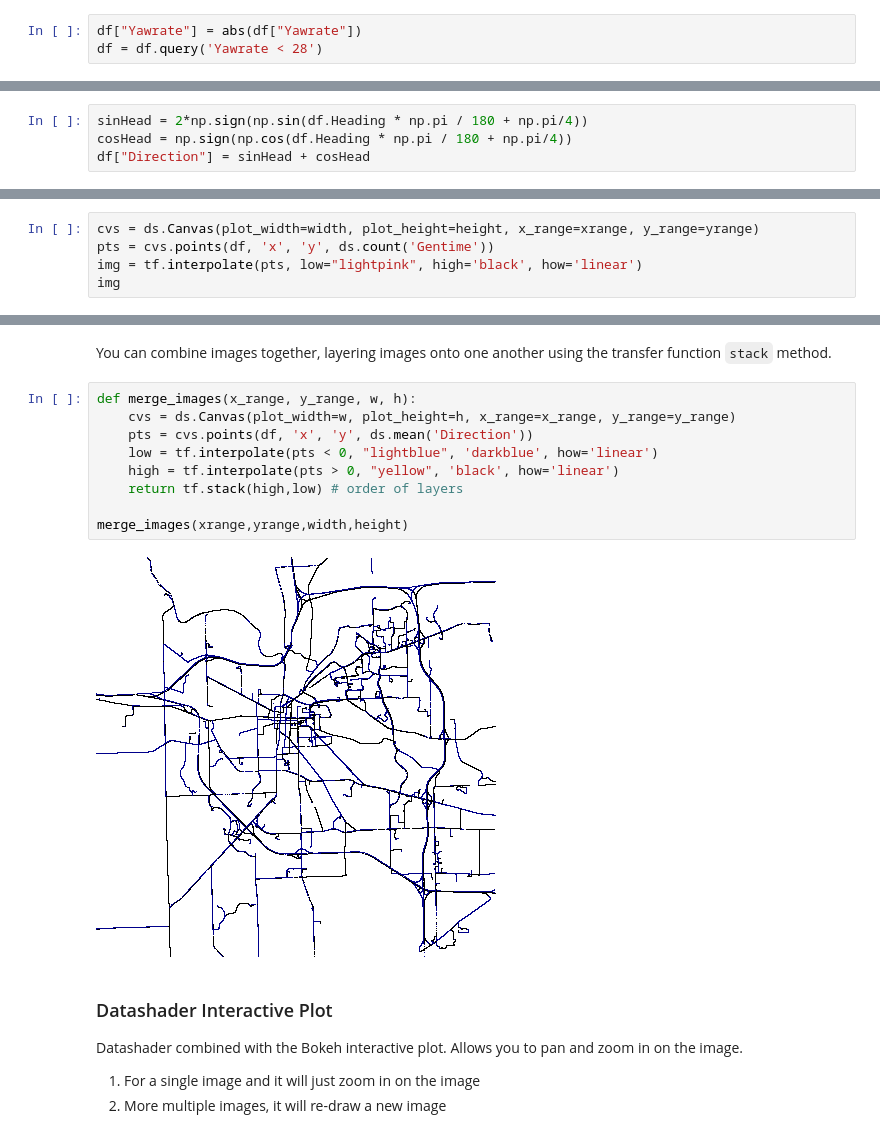
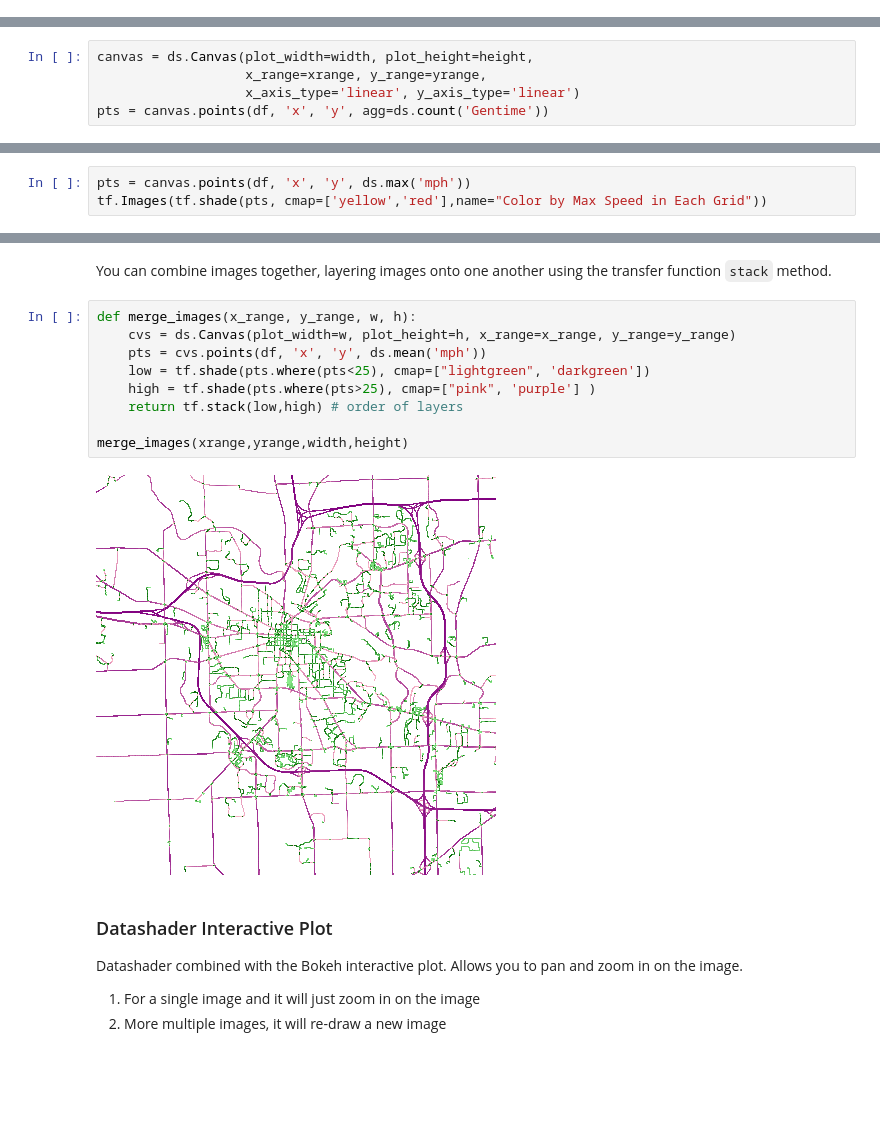
Before and after one commit to caocscar/workshops, a Jupyter notebook: datashader/datashader.ipynb, the cells around one changed output, grey strips where cells are left out. Drawn from its saved outputs; the diff is of its cells as text; blank space fills up the shorter version.

```diff
--- a/datashader/datashader.ipynb
+++ b/datashader/datashader.ipynb
@@ -85,3 +83,0 @@ Discard data containing rates above 28 deg/s.
-# %%
-df["Yawrate"] = abs(df["Yawrate"])
-df = df.query('Yawrate < 28')
@@ -90,4 +83,0 @@ Bin _Heading_ data into one of the 4 directions using trignometric and sign tran
-# %%
-sinHead = 2*np.sign(np.sin(df.Heading * np.pi / 180 + np.pi/4))
-cosHead = np.sign(np.cos(df.Heading * np.pi / 180 + np.pi/4))
-df["Direction"] = sinHead + cosHead
@@ -139,7 +144,7 @@ Create a canvas representing the space for binning data records.
 **Transformation Step**: Converts the 2D DataArray (pts) to an image interpolating between the low and high color linearly.
 Display the image
 # %%
-cvs = ds.Canvas(plot_width=width, plot_height=height, x_range=xrange, y_range=yrange)
-pts = cvs.points(df, 'x', 'y', ds.count('Gentime'))
-img = tf.interpolate(pts, low="lightpink", high='black', how='linear')
-img
+canvas = ds.Canvas(plot_width=width, plot_height=height,
+                   x_range=xrange, y_range=yrange,
+                   x_axis_type='linear', y_axis_type='linear')
+pts = canvas.points(df, 'x', 'y', agg=ds.count('Gentime'))
@@ -173,0 +155,3 @@ img
+# %%
+pts = canvas.points(df, 'x', 'y', ds.max('mph'))
+tf.Images(tf.shade(pts, cmap=['yellow','red'],name="Color by Max Speed in Each Grid"))
@@ -178,14 +164,14 @@ You can combine images together, layering images onto one another using the tran
 # %%
 def merge_images(x_range, y_range, w, h):
     cvs = ds.Canvas(plot_width=w, plot_height=h, x_range=x_range, y_range=y_range)
-    pts = cvs.points(df, 'x', 'y', ds.mean('Direction'))
-    low = tf.interpolate(pts < 0, "lightblue", 'darkblue', how='linear')
-    high = tf.interpolate(pts > 0, "yellow", 'black', how='linear')
-    return tf.stack(high,low) # order of layers
+    pts = cvs.points(df, 'x', 'y', ds.mean('mph'))
+    low = tf.shade(pts.where(pts<25), cmap=["lightgreen", 'darkgreen'])
+    high = tf.shade(pts.where(pts>25), cmap=["pink", 'purple'] )
+    return tf.stack(low,high) # order of layers
 
 merge_images(xrange,yrange,width,height)
 # %% [output]
-[figure, old version]
+[figure, new version]
 # %% [markdown]
 ### Datashader Interactive Plot
 
```
Also changed, not shown: parts of 22 cells of this notebook.
